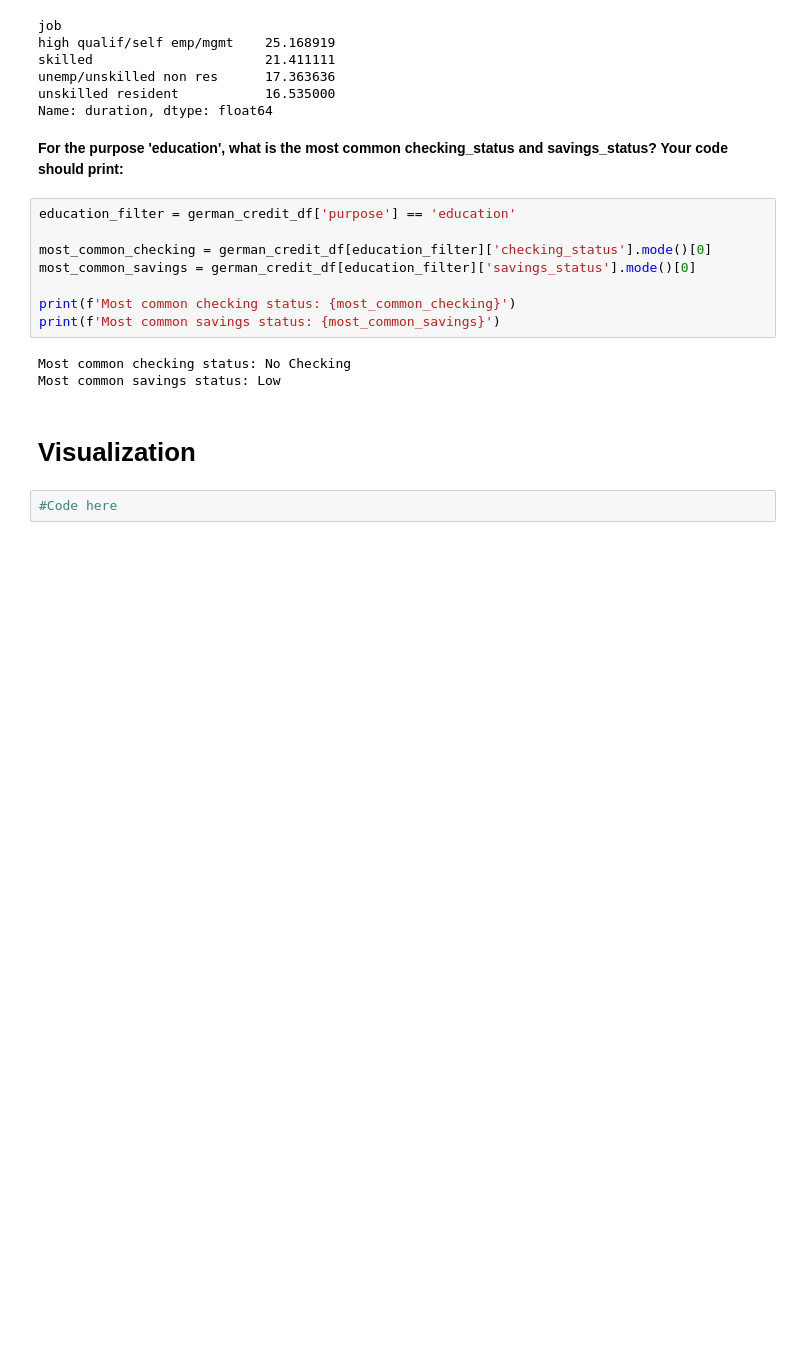
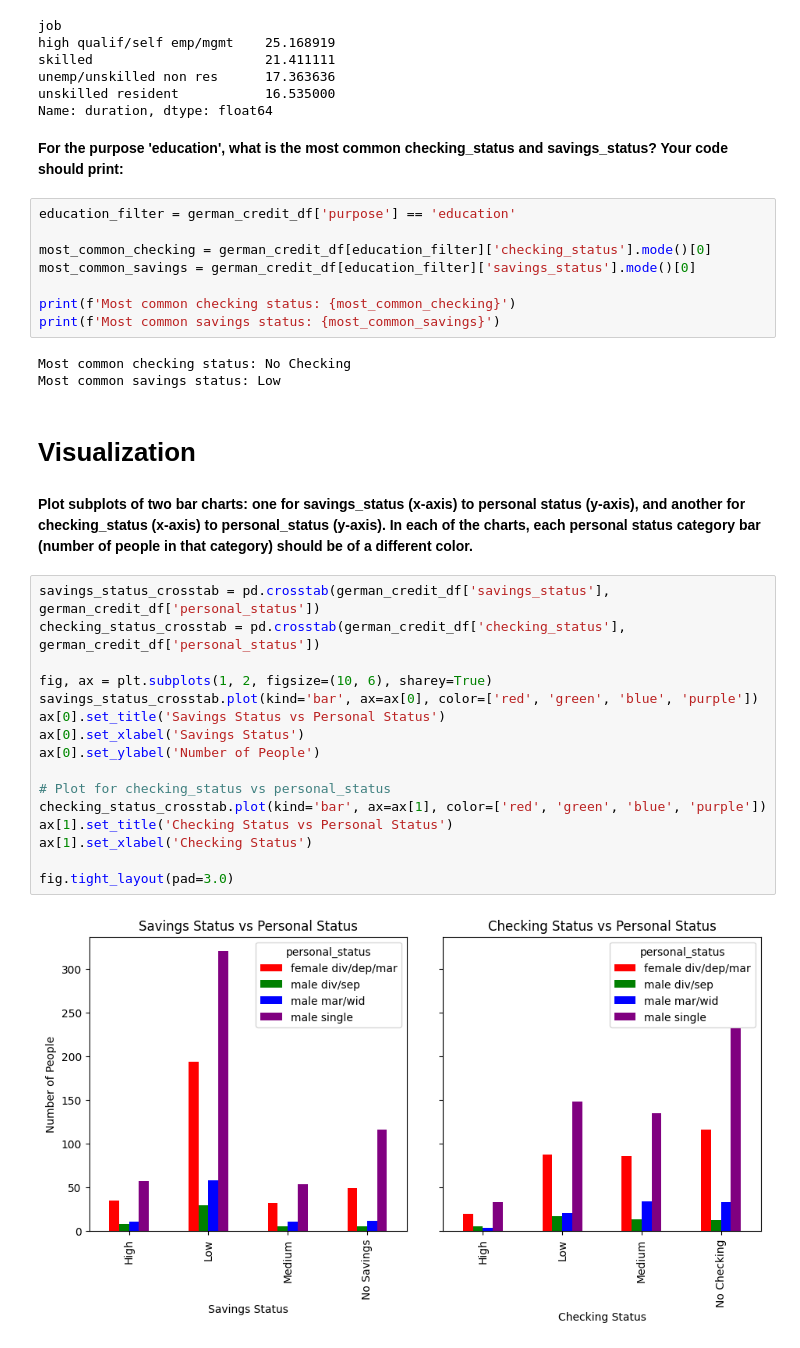
Before and after one commit to Benyaminwasnthere/-Assignment3, a Jupyter notebook: german_credit.ipynb, the cells around one changed output. Saved outputs shown, nothing was run; the diff lists cells and outputs as text; blank space fills up the shorter version.

```diff
--- a/german_credit.ipynb
+++ b/german_credit.ipynb
@@ -225,5 +226,23 @@ Most common checking status: No Checking
 Most common savings status: Low
 # %% [markdown]
 # Visualization
-# %%
-#Code here
+# %% [markdown]
+**Plot subplots of two bar charts: one for savings_status (x-axis) to personal status (y-axis), and another for checking_status (x-axis) to personal_status (y-axis). In each of the charts, each personal status category bar (number of people in that category) should be of a different color.**
+# %%
+savings_status_crosstab = pd.crosstab(german_credit_df['savings_status'], german_credit_df['personal_status'])
+checking_status_crosstab = pd.crosstab(german_credit_df['checking_status'], german_credit_df['personal_status'])
+
+fig, ax = plt.subplots(1, 2, figsize=(10, 6), sharey=True)
+savings_status_crosstab.plot(kind='bar', ax=ax[0], color=['red', 'green', 'blue', 'purple'])
+ax[0].set_title('Savings Status vs Personal Status')
+ax[0].set_xlabel('Savings Status')
+ax[0].set_ylabel('Number of People')
+
+# Plot for checking_status vs personal_status
+checking_status_crosstab.plot(kind='bar', ax=ax[1], color=['red', 'green', 'blue', 'purple'])
+ax[1].set_title('Checking Status vs Personal Status')
+ax[1].set_xlabel('Checking Status')
+
+fig.tight_layout(pad=3.0)
+# %% [output]
+[figure, added]
```
Also changed, not shown: parts of 5 cells of this notebook.
